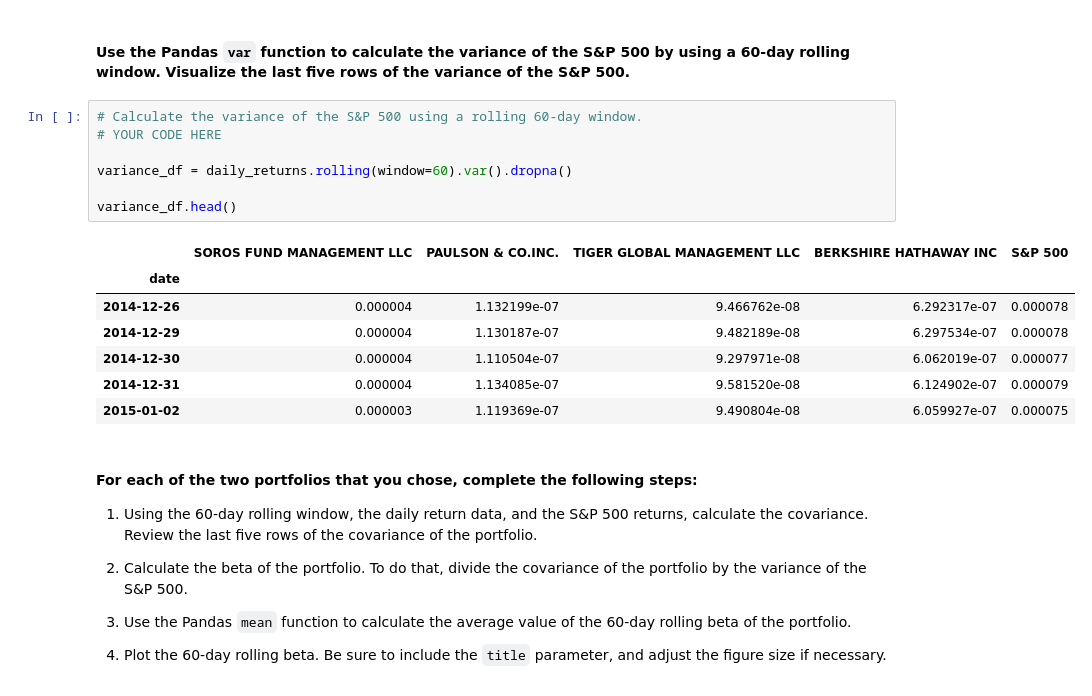
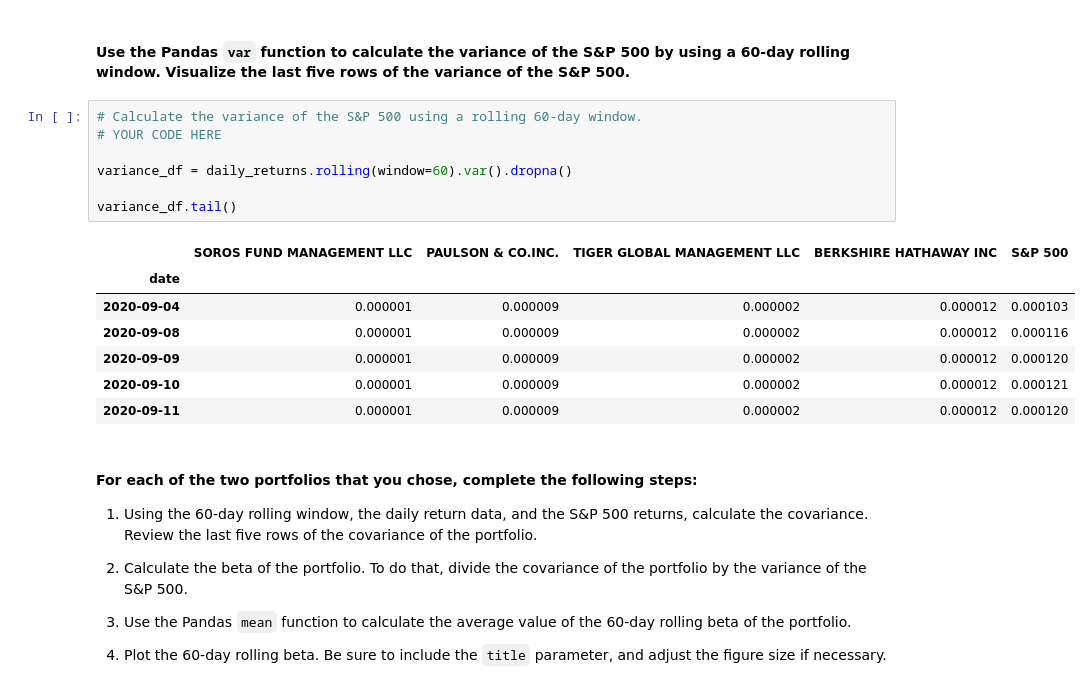
Before and after one commit to TheoG2022/TRG_Challenge_4, a Jupyter notebook: risk_return_analysis.ipynb, the cells around one changed output. Saved outputs shown, nothing was run; the diff lists cells and outputs as text.

```diff
--- a/risk_return_analysis.ipynb
+++ b/risk_return_analysis.ipynb
@@ -458,18 +460,18 @@ Your analysis is nearing completion. Now, you need to evaluate how the portfolio
 # %%
 # Calculate the variance of the S&P 500 using a rolling 60-day window.
 # YOUR CODE HERE
 
 variance_df = daily_returns.rolling(window=60).var().dropna()
 
-variance_df.head()
+variance_df.tail()
 # %% [output]
 |  | SOROS FUND MANAGEMENT LLC | PAULSON & CO.INC. | TIGER GLOBAL MANAGEMENT LLC | BERKSHIRE HATHAWAY INC | S&P 500 |
 | date |  |  |  |  |  |
-| 2014-12-26 | 0.000004 | 1.132199e-07 | 9.466762e-08 | 6.292317e-07 | 0.000078 |
-| 2014-12-29 | 0.000004 | 1.130187e-07 | 9.482189e-08 | 6.297534e-07 | 0.000078 |
-| 2014-12-30 | 0.000004 | 1.110504e-07 | 9.297971e-08 | 6.062019e-07 | 0.000077 |
-| 2014-12-31 | 0.000004 | 1.134085e-07 | 9.581520e-08 | 6.124902e-07 | 0.000079 |
-| 2015-01-02 | 0.000003 | 1.119369e-07 | 9.490804e-08 | 6.059927e-07 | 0.000075 |
+| 2020-09-04 | 0.000001 | 0.000009 | 0.000002 | 0.000012 | 0.000103 |
+| 2020-09-08 | 0.000001 | 0.000009 | 0.000002 | 0.000012 | 0.000116 |
+| 2020-09-09 | 0.000001 | 0.000009 | 0.000002 | 0.000012 | 0.000120 |
+| 2020-09-10 | 0.000001 | 0.000009 | 0.000002 | 0.000012 | 0.000121 |
+| 2020-09-11 | 0.000001 | 0.000009 | 0.000002 | 0.000012 | 0.000120 |
 # %% [markdown]
 #### For each of the two portfolios that you chose, complete the following steps:
 
```
Also changed, not shown: parts of 15 cells of this notebook, 1 other file.
